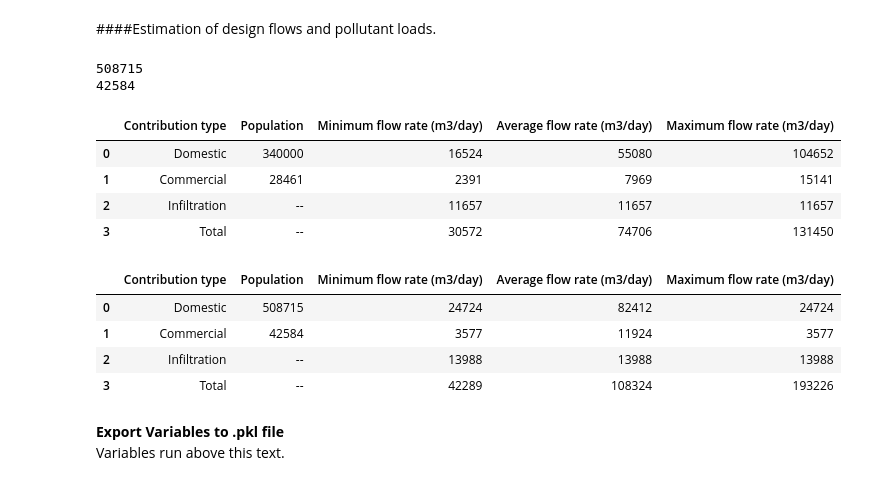
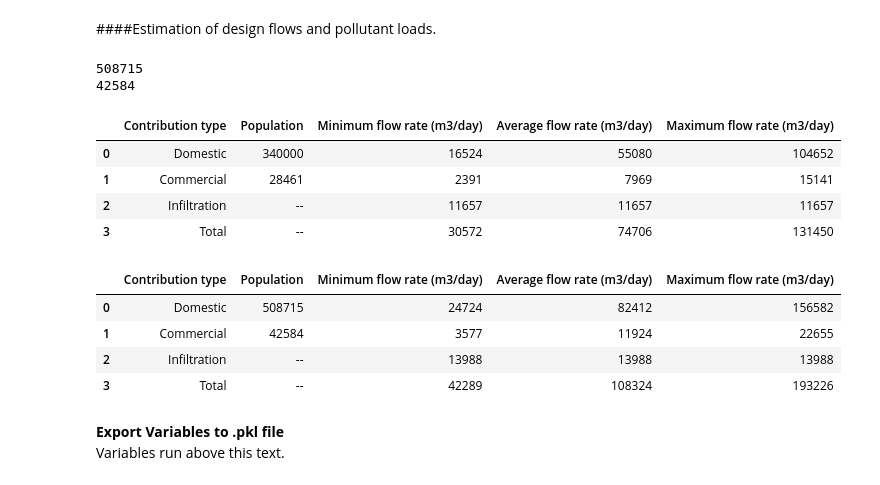
Before and after one commit to JMej0002/waterTreatmentProject2, a Jupyter notebook: Calculations/Group_10_Advance_water_treatment.ipynb, the cells around one changed output. Cells and saved outputs as stored; diff of their text form; code cells hidden in the pictures.

```diff
--- a/Calculations/Group_10_Advance_water_treatment.ipynb
+++ b/Calculations/Group_10_Advance_water_treatment.ipynb
@@ -92,36 +92,36 @@ print (PE_projected_domestic)
 print (PE_projected_comercial)
 
 data_current = {
     'Contribution type': ['Domestic', 'Commercial', 'Infiltration', 'Total'],
     'Population':[PE_domestic,PE_commercial,'--','--'],
     'Minimum flow rate (m3/day)': [Q_minimumdomestic, Q_minimumcomercial, Q_minimuminfiltration, Q_total_current_minimum],
     'Average flow rate (m3/day)': [Q_currentavgdomestic, Q_currentavgcommercial, Q_currentavginfiltration, Q_total_current_average],
     'Maximum flow rate (m3/day)': [Q_maximumdomestic, Q_maximumcomercial, Q_maximuminfiltration, Q_total_current_maximum],
 }
 
 df1 = pd.DataFrame(data_current)
 display(df1)
 
 data_projected = {
     'Contribution type': ['Domestic ', 'Commercial', 'Infiltration','Total'],
     'Population':[PE_projected_domestic,PE_projected_comercial,'--','--'],
     'Minimum flow rate (m3/day)': [Q_projected_minimum_domestic, Q_projected_minimum_commercial, Q_projected_minimuminfiltration, Q_total_projected_minimum],
     'Average flow rate (m3/day)': [Q_projected_domestic,Q_projected_comercial, Q_projected_infiltration,Q_total_projected_average],
-    'Maximum flow rate (m3/day)': [Q_projected_minimum_domestic, Q_projected_minimum_commercial, Q_projected_minimuminfiltration, Q_total_projected_maximum],
+    'Maximum flow rate (m3/day)': [Q_projected_maximum_domestic, Q_projected_maximum_commercial, Q_projected_maximuminfiltration, Q_total_projected_maximum],
 }
 df2 = pd.DataFrame(data_projected)
 display(df2)
 # %% [output]
 508715
 42584
 |  | Contribution type | Population | Minimum flow rate (m3/day) | Average flow rate (m3/day) | Maximum flow rate (m3/day) |
 | 0 | Domestic | 340000 | 16524 | 55080 | 104652 |
 | 1 | Commercial | 28461 | 2391 | 7969 | 15141 |
 | 2 | Infiltration | -- | 11657 | 11657 | 11657 |
 | 3 | Total | -- | 30572 | 74706 | 131450 |
 |  | Contribution type | Population | Minimum flow rate (m3/day) | Average flow rate (m3/day) | Maximum flow rate (m3/day) |
-| 0 | Domestic | 508715 | 24724 | 82412 | 24724 |
-| 1 | Commercial | 42584 | 3577 | 11924 | 3577 |
+| 0 | Domestic | 508715 | 24724 | 82412 | 156582 |
+| 1 | Commercial | 42584 | 3577 | 11924 | 22655 |
 | 2 | Infiltration | -- | 13988 | 13988 | 13988 |
 | 3 | Total | -- | 42289 | 108324 | 193226 |
 # %% [markdown]
```
Also changed, not shown: parts of 3 cells of this notebook.
